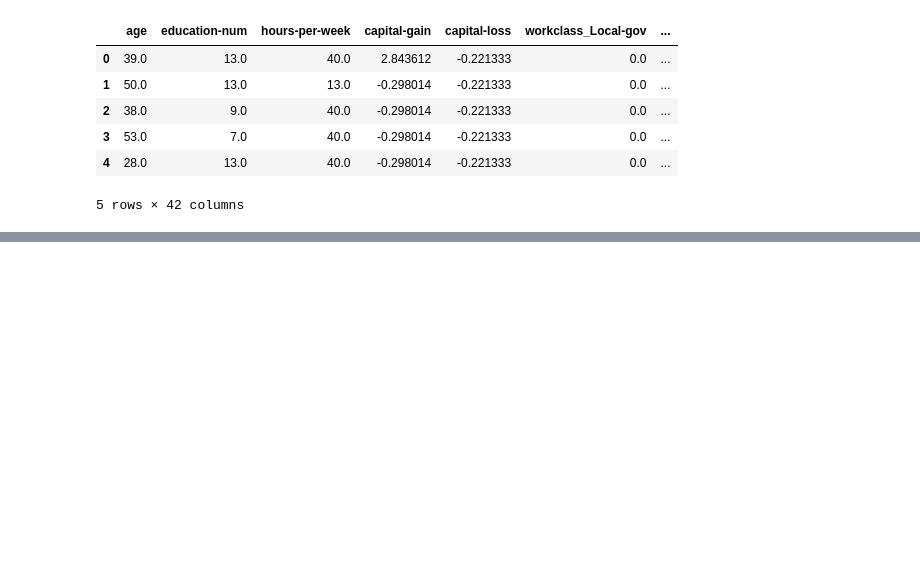
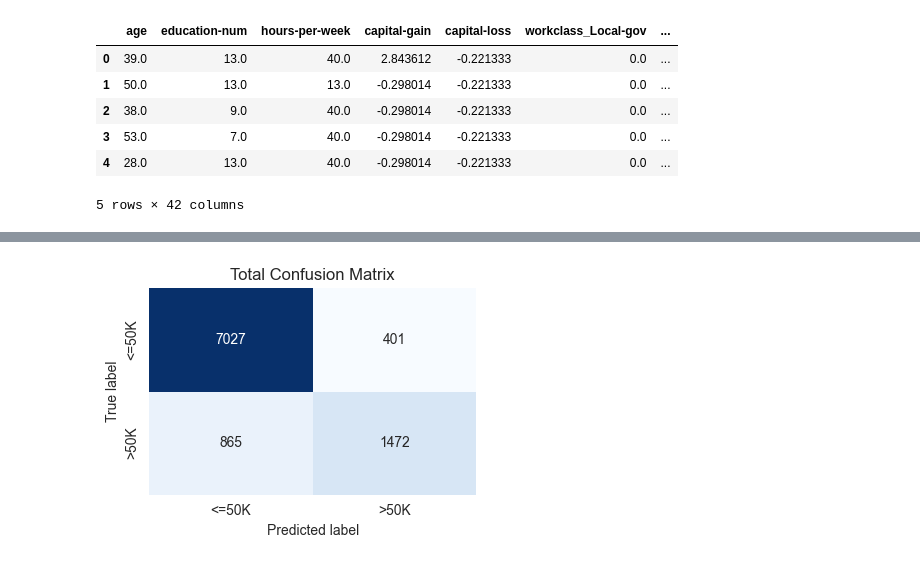
Before and after one commit to FranzCastillo/Income-Prediction, a Jupyter notebook: notebooks/cluster_modeling.ipynb, the cells around one changed output, grey strips where cells are left out. Cells and saved outputs as stored; diff of their text form; code cells hidden in the pictures; blank space fills up the shorter version.

```diff
--- a/notebooks/cluster_modeling.ipynb
+++ b/notebooks/cluster_modeling.ipynb
@@ -240,0 +237,4 @@ Confusion Matrix:
+# %%
+plot_confusion_matrix(confusion_matrix_total, 'Total Confusion Matrix')
+# %% [output]
+[figure, added]
```
Also changed, not shown: parts of 5 cells of this notebook, 16 other files.
